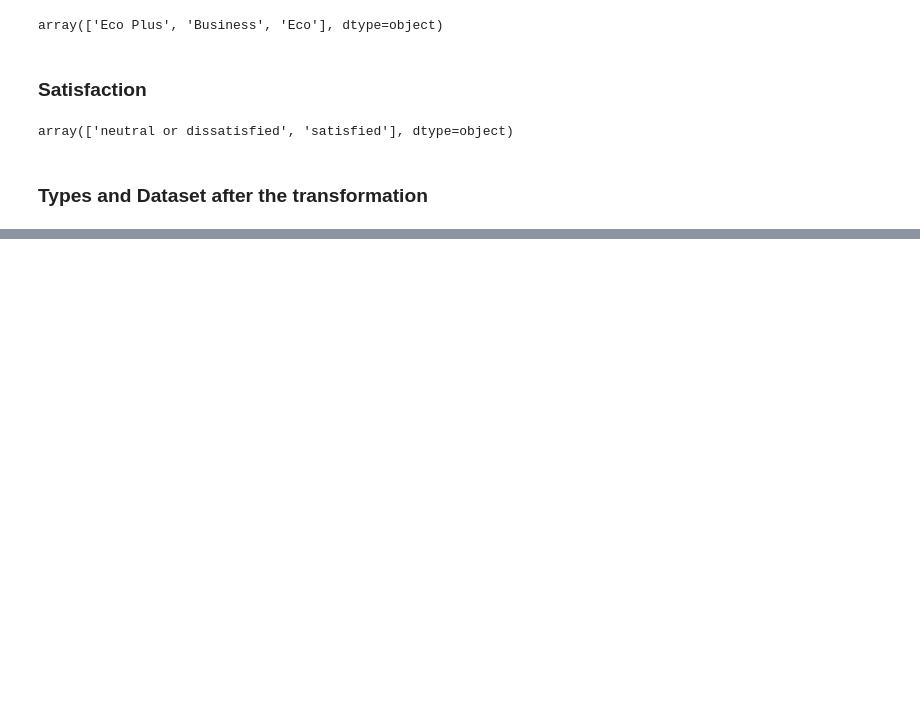
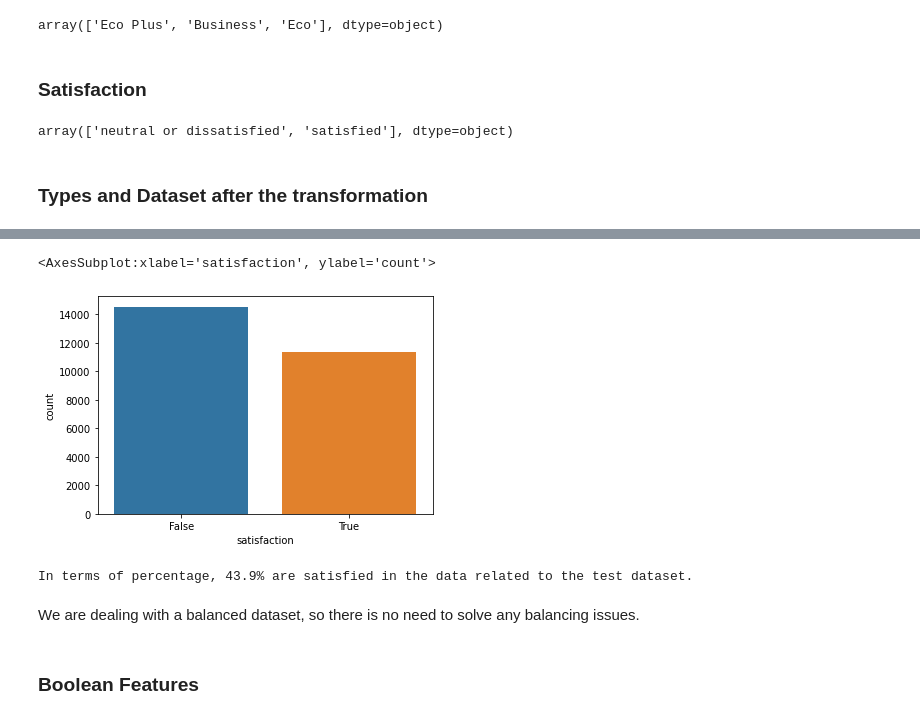
Before and after one commit to Portugapt/AAA-Explainability, a Jupyter notebook: source/1_preprocessing/1_airline-preprocessing.ipynb, the cells around one changed output, grey strips where cells are left out. Drawn from its saved outputs; the diff is of its cells as text; code cells hidden in the pictures; blank space fills up the shorter version.

```diff
--- a/source/1_preprocessing/1_airline-preprocessing.ipynb
+++ b/source/1_preprocessing/1_airline-preprocessing.ipynb
@@ -239,0 +260,13 @@ dfAirline_train_v1
+# %%
+sns.countplot(x = dfAirline_test_v1['satisfaction'])
+# %% [output]
+<AxesSubplot:xlabel='satisfaction', ylabel='count'>
+[figure, added]
+# %%
+print(f'In terms of percentage, {round(dfAirline_test_v1["satisfaction"].sum()/dfAirline_test_v1["satisfaction"].count(),3)*100}% are satisfied in the data related to the test dataset.')
+# %% [output]
+In terms of percentage, 43.9% are satisfied in the data related to the test dataset.
+# %% [markdown]
+We are dealing with a balanced dataset, so there is no need to solve any balancing issues.
+# %% [markdown]
+### Boolean Features
```
Also changed, not shown: parts of 30 cells of this notebook.
